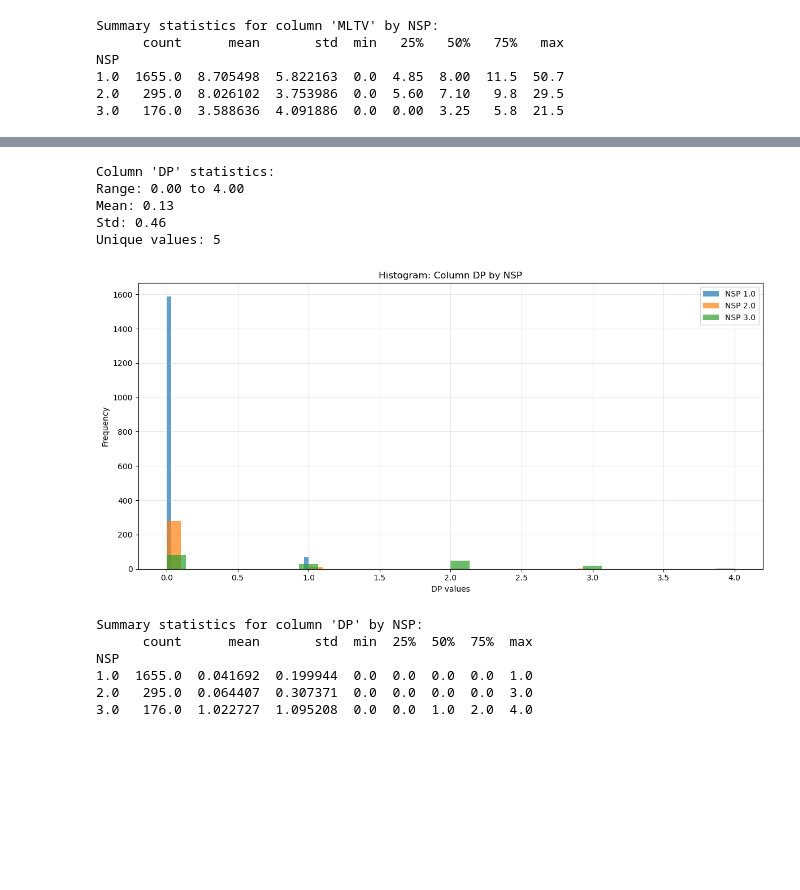
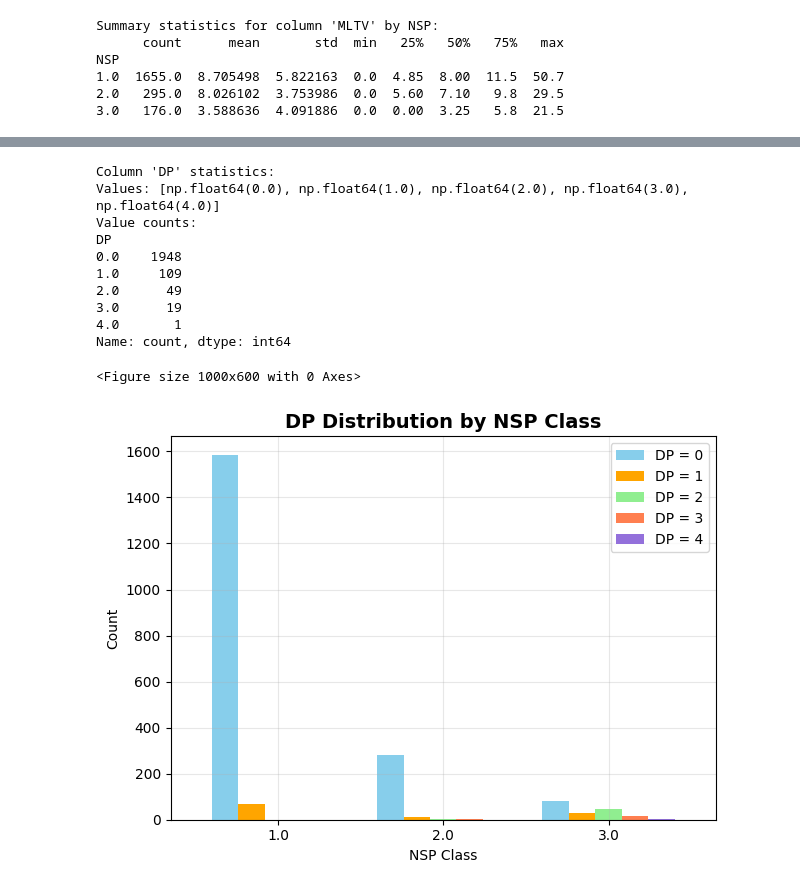
Before and after one commit to KIREETI001/MLDA-LIfeline-2025-JKZ-, a Jupyter notebook: ctg_data_preprocessing.ipynb, the cells around one changed output, grey strips where cells are left out. Drawn from its saved outputs; the diff is of its cells as text; code cells hidden in the pictures; blank space fills up the shorter version.

```diff
--- a/ctg_data_preprocessing.ipynb
+++ b/ctg_data_preprocessing.ipynb
@@ -519,43 +541,41 @@ NSP
 # %%
 if 'DP' in data.columns and 'NSP' in data.columns:
     clean_data = data[['DP', 'NSP']].dropna()
 
     print(f"Column 'DP' statistics:")
-    print(f"Range: {clean_data['DP'].min():.2f} to {clean_data['DP'].max():.2f}")
-    print(f"Mean: {clean_data['DP'].mean():.2f}")
-    print(f"Std: {clean_data['DP'].std():.2f}")
-    print(f"Unique values: {clean_data['DP'].nunique()}")
+    print(f"Values: {sorted(clean_data['DP'].unique())}")
+    print(f"Value counts:\n{clean_data['DP'].value_counts().sort_index()}")
 
-    plt.figure(figsize=(12, 6))
+    plt.figure(figsize=(10, 6))
 
-    for nsp_val in sorted(clean_data['NSP'].unique()):
-        subset = clean_data[clean_data['NSP'] == nsp_val]['DP']
-        plt.hist(subset, alpha=0.7, label=f'NSP {nsp_val}', bins=30)
+    counts = clean_data.groupby(['NSP', 'DP']).size().unstack(fill_value=0)
+    counts.plot(kind='bar', width=0.8, color=['skyblue', 'orange','lightgreen', 'coral', 'mediumpurple'])
 
-    plt.title('Histogram: Column DP by NSP')
-    plt.xlabel('DP values')
-    plt.ylabel('Frequency')
-    plt.legend()
+    plt.title('DP Distribution by NSP Class', fontsize=14, fontweight='bold')
+    plt.xlabel('NSP Class')
+    plt.ylabel('Count')
+    plt.legend(['DP = 0', 'DP = 1', 'DP = 2', 'DP = 3', 'DP = 4'])
+    plt.xticks(rotation=0)
     plt.grid(True, alpha=0.3)
     plt.tight_layout()
     plt.show()
 
-    print(f"\nSummary statistics for column 'DP' by NSP:")
-    summary_stats = clean_data.groupby('NSP')['DP'].describe()
-    print(summary_stats)
+else:
+    print("Column 'DP' not found in dataset")
+    print(f"Available columns: {list(data.columns)}")
 # %% [output]
 Column 'DP' statistics:
-Range: 0.00 to 4.00
-Mean: 0.13
-Std: 0.46
-Unique values: 5
+Values: [np.float64(0.0), np.float64(1.0), np.float64(2.0), np.float64(3.0), np.float64(4.0)]
+Value counts:
+DP
+0.0    1948
+1.0     109
+2.0      49
+3.0      19
+4.0       1
+Name: count, dtype: int64
+<Figure size 1000x600 with 0 Axes>
-[figure, old version]
+[figure, new version]
-Summary statistics for column 'DP' by NSP:
-      count      mean       std  min  25%  50%  75%  max
-NSP
-1.0  1655.0  0.041692  0.199944  0.0  0.0  0.0  0.0  1.0
-2.0   295.0  0.064407  0.307371  0.0  0.0  0.0  0.0  3.0
-3.0   176.0  1.022727  1.095208  0.0  0.0  1.0  2.0  4.0
 # %%
 if 'DR' in data.columns and 'NSP' in data.columns:
     clean_data = data[['DR', 'NSP']].dropna()
```
Also changed, not shown: parts of 22 cells of this notebook.
